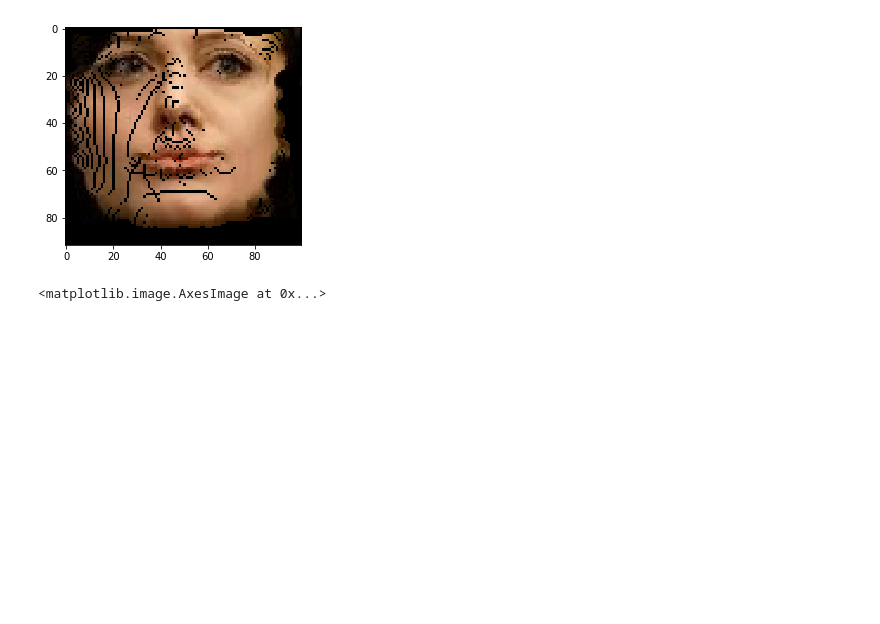
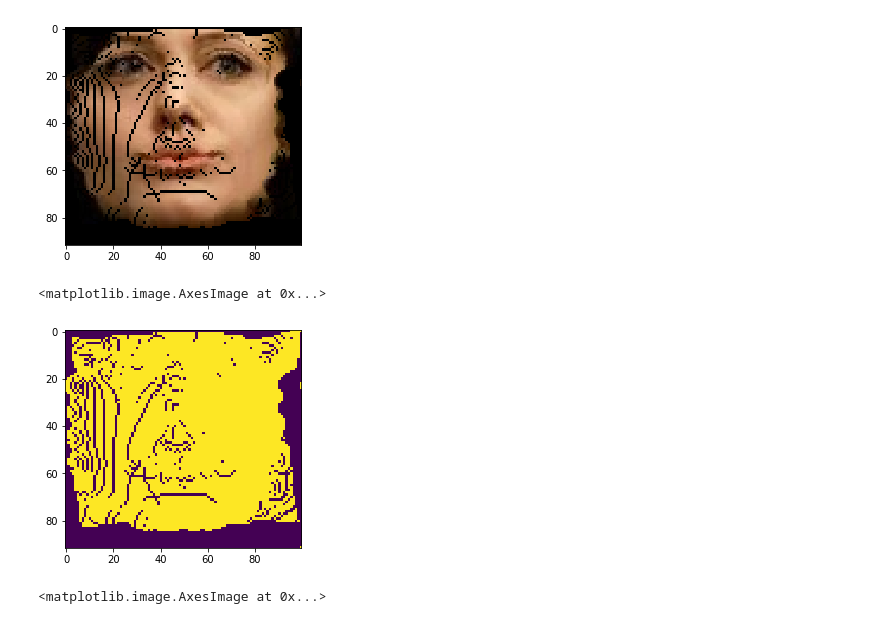
Before and after one commit to corganhejijun/MachineLearning, a Jupyter notebook: Face_Generate/Mark face with point.ipynb, the cells around one changed output. Drawn from its saved outputs; the diff is of its cells as text; code cells hidden in the pictures; blank space fills up the shorter version.

Commit message:
save mask file

```diff
--- a/Face_Generate/Mark face with point.ipynb
+++ b/Face_Generate/Mark face with point.ipynb
@@ -181,6 +185,7 @@ rightMargin = math.ceil(mlsMargin[2])
 bottomMargin = math.ceil(mlsMargin[3])
 deformedImage = numpy.zeros((len(cropPFace) + int(topMargin) + int(bottomMargin),
                              len(cropPFace[0]) + int(leftMargin) + int(rightMargin), 3))
+mask = numpy.zeros((deformedImage.shape[0], deformedImage.shape[1]))
 profileFullImg = cv2.cvtColor(cv2.imread(profilePath), cv2.COLOR_BGR2RGB)
 cropImg = profileFullImg[pyMin:pyMax,pxMin:pxMax,:]
 for i in range(len(cropImg)):
@@ -188,10 +193,16 @@ for i in range(len(cropImg)):
         x = int(math.floor(imgMlsMap[i][j][0]) + leftMargin)
         y = int(math.floor(imgMlsMap[i][j][1]) + topMargin)
         deformedImage[y, x] = cropImg[i, j]
+        mask[y, x] = 1
 plt.imshow(deformedImage.astype('uint8'))
 # %% [output]
 <matplotlib.image.AxesImage at 0x...>
 [figure]
+# %%
+plt.imshow(mask)
+# %% [output]
+<matplotlib.image.AxesImage at 0x...>
+[figure, added]
 # %%
 plt.imshow(cropImg)
 # %% [output]
```
Also changed, not shown: parts of 6 cells of this notebook.
